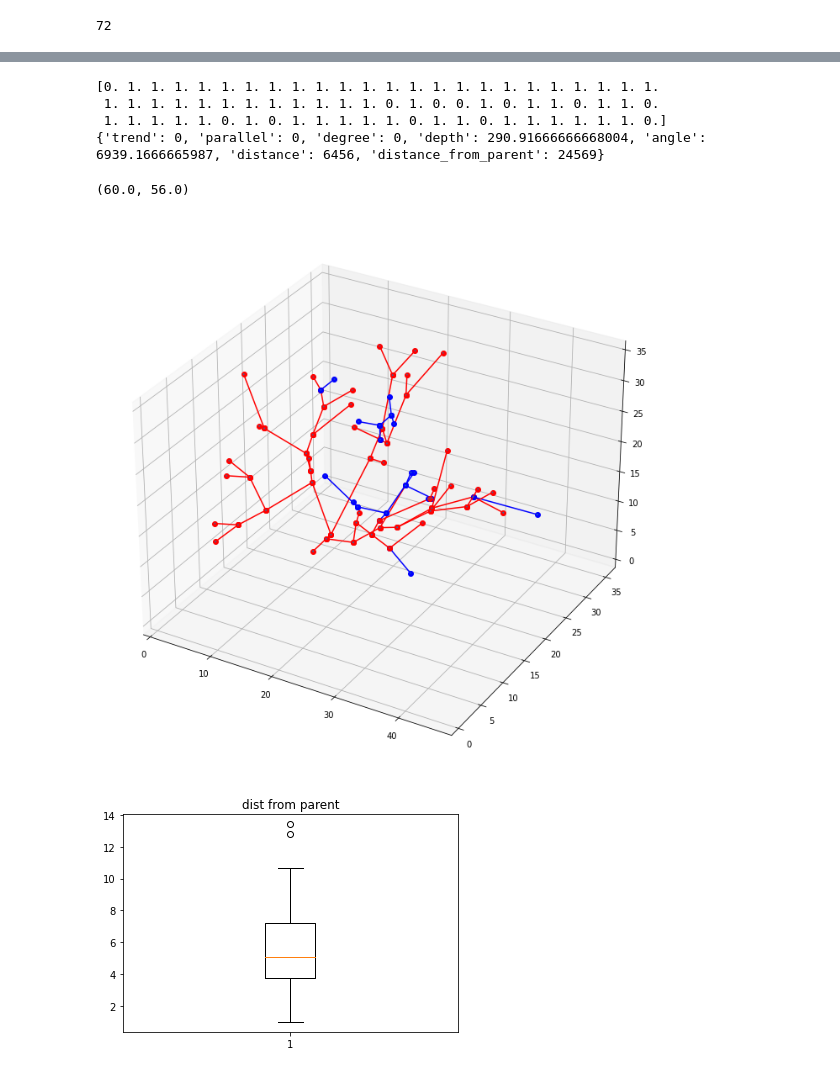
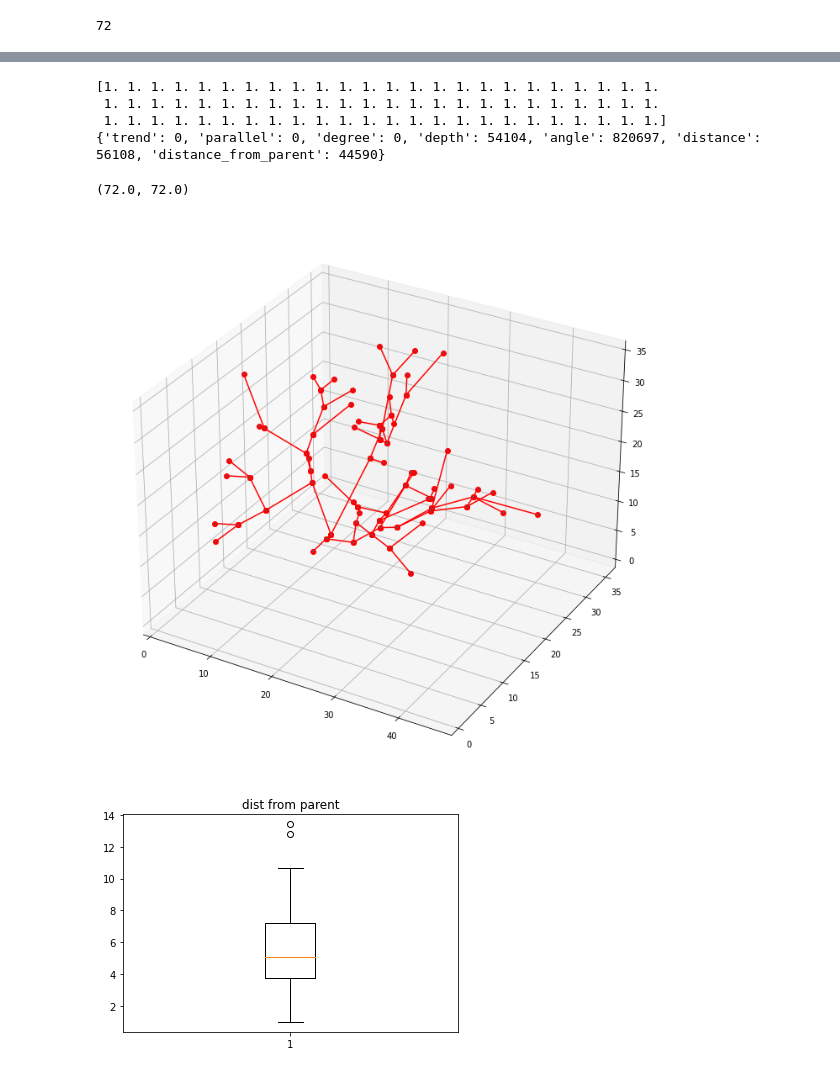
Before and after one commit to kgill9103/MLDLTreeProject, a Jupyter notebook: tree+tree_hard merged.ipynb, the cells around one changed output, grey strips where cells are left out. Cells and saved outputs as stored; diff of their text form; code cells hidden in the pictures.

```diff
--- a/tree+tree_hard merged.ipynb
+++ b/tree+tree_hard merged.ipynb
@@ -125,16 +125,16 @@ def fitness(X):
 
         # degree
         if current.degree >= 10:
-            counts["degree"] += 1/n
-            penalty += 1
+            counts["degree"] += 1
+            penalty += 1/n
 
         if current.depth > max_depth * 0.9:
-            counts["depth"] += 1/n
-            penalty += 1
+            counts["depth"] += 1
+            penalty += 1/n
 
         if current.angle > 90:
-            counts["angle"] += 1/n
-            penalty += 1
+            counts["angle"] += 1
+            penalty += 1/n
 
         if current.dist_from_parent > max_dist_from_parent * 0.9:
             counts["distance_from_parent"] += 1
@@ -176,10 +175,10 @@ chromosome = model.output_dict['variable']
 print(chromosome)
 print(counts)
 # %% [output]
-[0. 1. 1. 1. 1. 1. 1. 1. 1. 1. 1. 1. 1. 1. 1. 1. 1. 1. 1. 1. 1. 1. 1. 1.
- 1. 1. 1. 1. 1. 1. 1. 1. 1. 1. 1. 1. 0. 1. 0. 0. 1. 0. 1. 1. 0. 1. 1. 0.
- 1. 1. 1. 1. 1. 0. 1. 0. 1. 1. 1. 1. 1. 0. 1. 1. 0. 1. 1. 1. 1. 1. 1. 0.]
-{'trend': 0, 'parallel': 0, 'degree': 0, 'depth': 290.91666666668004, 'angle': 6939.1666665987, 'distance': 6456, 'distance_from_parent': 24569}
+[1. 1. 1. 1. 1. 1. 1. 1. 1. 1. 1. 1. 1. 1. 1. 1. 1. 1. 1. 1. 1. 1. 1. 1.
+ 1. 1. 1. 1. 1. 1. 1. 1. 1. 1. 1. 1. 1. 1. 1. 1. 1. 1. 1. 1. 1. 1. 1. 1.
+ 1. 1. 1. 1. 1. 1. 1. 1. 1. 1. 1. 1. 1. 1. 1. 1. 1. 1. 1. 1. 1. 1. 1. 1.]
+{'trend': 0, 'parallel': 0, 'degree': 0, 'depth': 54104, 'angle': 820697, 'distance': 56108, 'distance_from_parent': 44590}
 # %%
 visit = []
 queue = [root]
@@ -201,7 +200,7 @@ temp = ch
 # %%
 sum(chromosome), sum(temp)
 # %% [output]
-(60.0, 56.0)
+(72.0, 72.0)
 # %%
 %matplotlib inline
 # %%
@@ -223,36 +222,37 @@ def prunedPlot():
             visited.append(curr)
 
             result.add_node(tuple(curr.val))
 
             for child in curr.child:
                 result.add_edge(tuple(curr.val), tuple(child.val))
 
     x, y, z = [], [], []
     for node in result.nodes:
         x.append(node[0])
         y.append(node[1])
         z.append(node[2])
     fig = plt.figure(figsize=(12, 12))
     ax = plt.axes(projection='3d')
     ax.scatter(x, y, z, s=1)
 
     for node1, node2 in result.edges:
         x = [node1[0], node2[0]]
         y = [node1[1], node2[1]]
         z = [node1[2], node2[2]]
-        if temp[encoding[node1]] == 0 or temp[encoding[node2]] == 0:
+        '''if temp[encoding[node1]] == 0 or temp[encoding[node2]] == 0:
             ax.plot(x, y, z, 'bo-')
             pass
 
         else:
-            ax.plot(x, y, z, 'ro-')
+            ax.plot(x, y, z, 'ro-')'''
+        ax.plot(x, y, z, 'ro-')
 
     plt.show()
 
 
 prunedPlot()
 # %% [output]
-[figure, old version]
+[figure, new version]
 # %%
 import matplotlib.pyplot as plt
 dist_from_par = []
```
Also changed, not shown: parts of 5 cells of this notebook.
